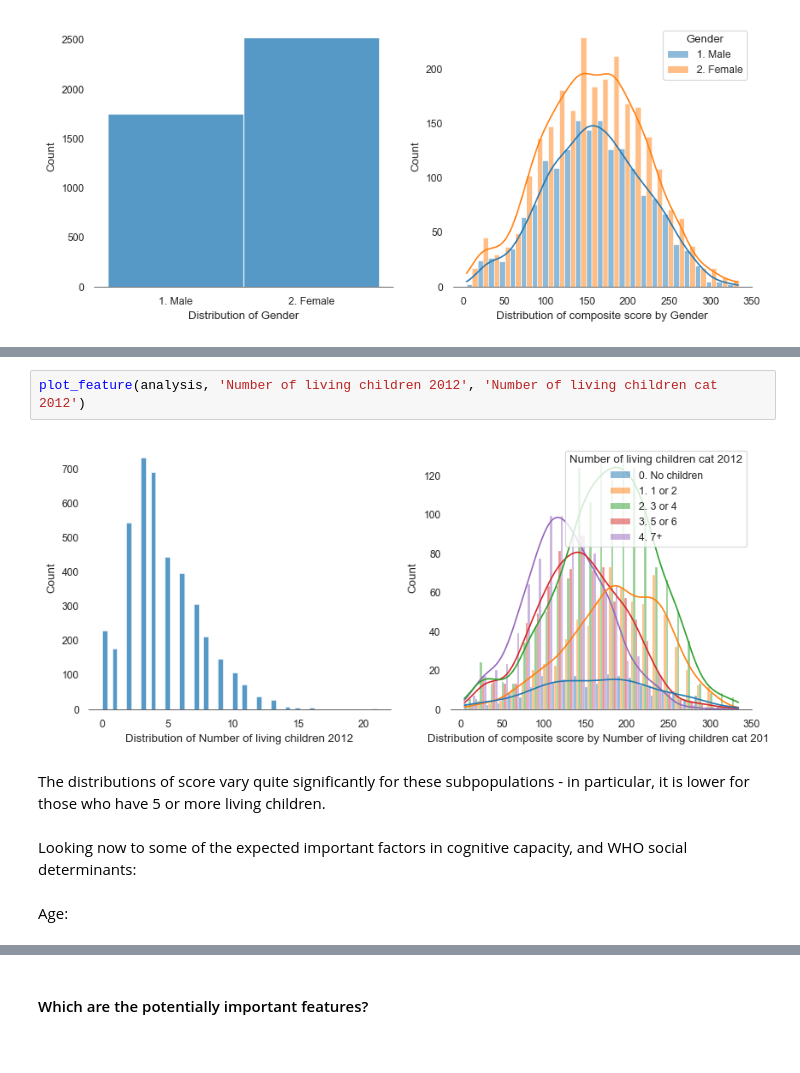
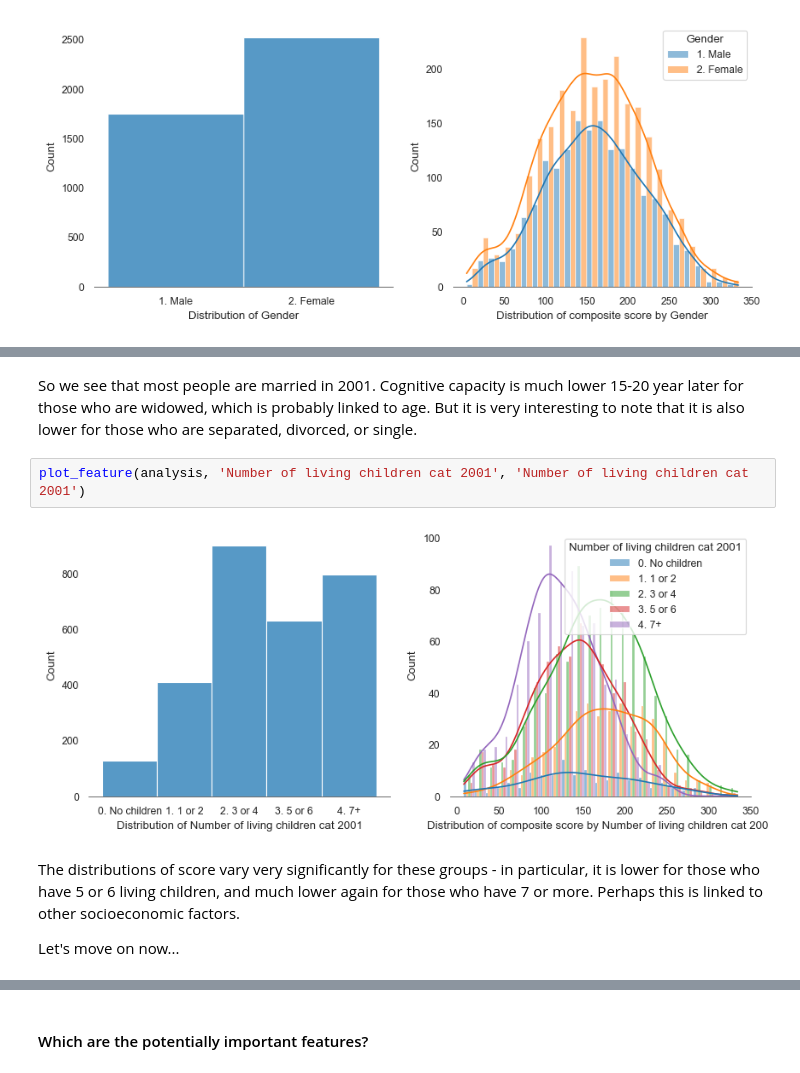
Before and after one commit to nicknettleton/Cognitive-Capacity-Prediction, a Jupyter notebook: Cognitive-Capacity-Prediction.ipynb, the cells around one changed output, grey strips where cells are left out. Drawn from its saved outputs; the diff is of its cells as text.

```diff
--- a/Cognitive-Capacity-Prediction.ipynb
+++ b/Cognitive-Capacity-Prediction.ipynb
@@ -835,10 +906,10 @@ Among protected characteristics, the only other factor we have covered is famili
+# %% [markdown]
+So we see that most people are married in 2001. Cognitive capacity is much lower 15-20 year later for those who are widowed, which is probably linked to age. But it is very interesting to note that it is also lower for those who are separated, divorced, or single.
 # %%
-plot_feature(analysis, 'Number of living children 2012', 'Number of living children cat 2012')
+plot_feature(analysis, 'Number of living children cat 2001', 'Number of living children cat 2001')
 # %% [output]
-[figure, old version]
+[figure, new version]
 # %% [markdown]
-The distributions of score vary quite significantly for these subpopulations - in particular, it is lower for those who have 5 or more living children.
+The distributions of score vary very significantly for these groups - in particular, it is lower for those who have 5 or 6 living children, and much lower again for those who have 7 or more. Perhaps this is linked to other socioeconomic factors.
+
+Let's move on now...
-# %% [markdown]
-Looking now to some of the expected important factors in cognitive capacity, and WHO social determinants:
-# %% [markdown]
-Age:
```
Also changed, not shown: parts of 81 cells of this notebook, 11 other files.
